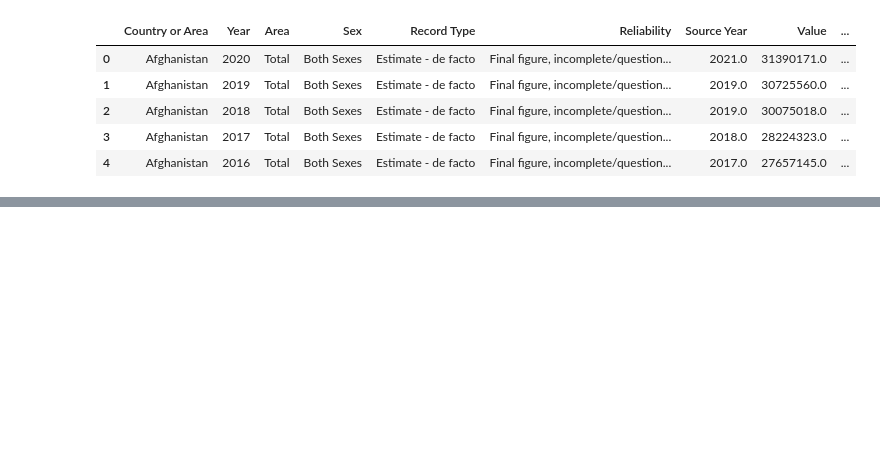
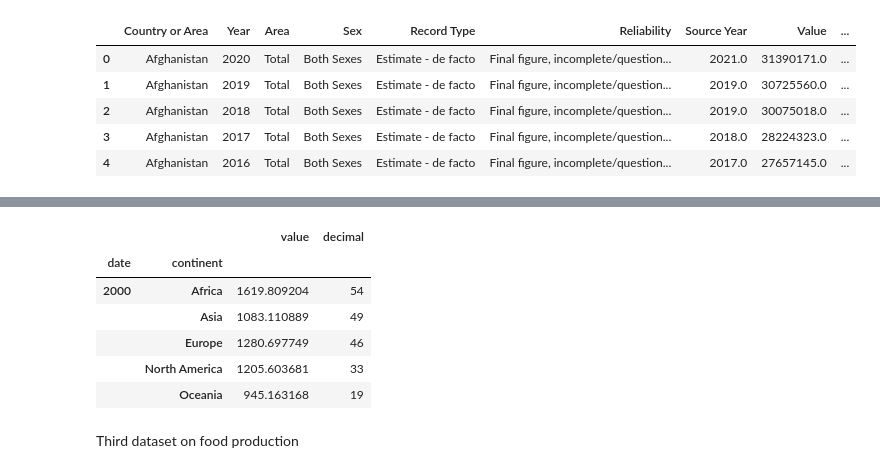
Before and after one commit to BoSuto/Specialist-Certificate-in-Data-Analytics-Essential-Jan-2023, a Jupyter notebook: Project - Spring 2023.ipynb, the cells around one changed output, grey strips where cells are left out. Cells and saved outputs as stored; diff of their text form; code cells hidden in the pictures; blank space fills up the shorter version.

```diff
--- a/Project - Spring 2023.ipynb
+++ b/Project - Spring 2023.ipynb
@@ -256,0 +271,13 @@ food.head()
+# %%
+continent_forest_data = global_forest_df.groupby(['date', 'continent']).sum('value')
+continent_forest_data.head()
+# %% [output]
+|  |  | value | decimal |
+| date | continent |  |  |
+| 2000 | Africa | 1619.809204 | 54 |
+|  | Asia | 1083.110889 | 49 |
+|  | Europe | 1280.697749 | 46 |
+|  | North America | 1205.603681 | 33 |
+|  | Oceania | 945.163168 | 19 |
+# %% [markdown]
+Third dataset on food production
```
Also changed, not shown: parts of 9 cells of this notebook.
